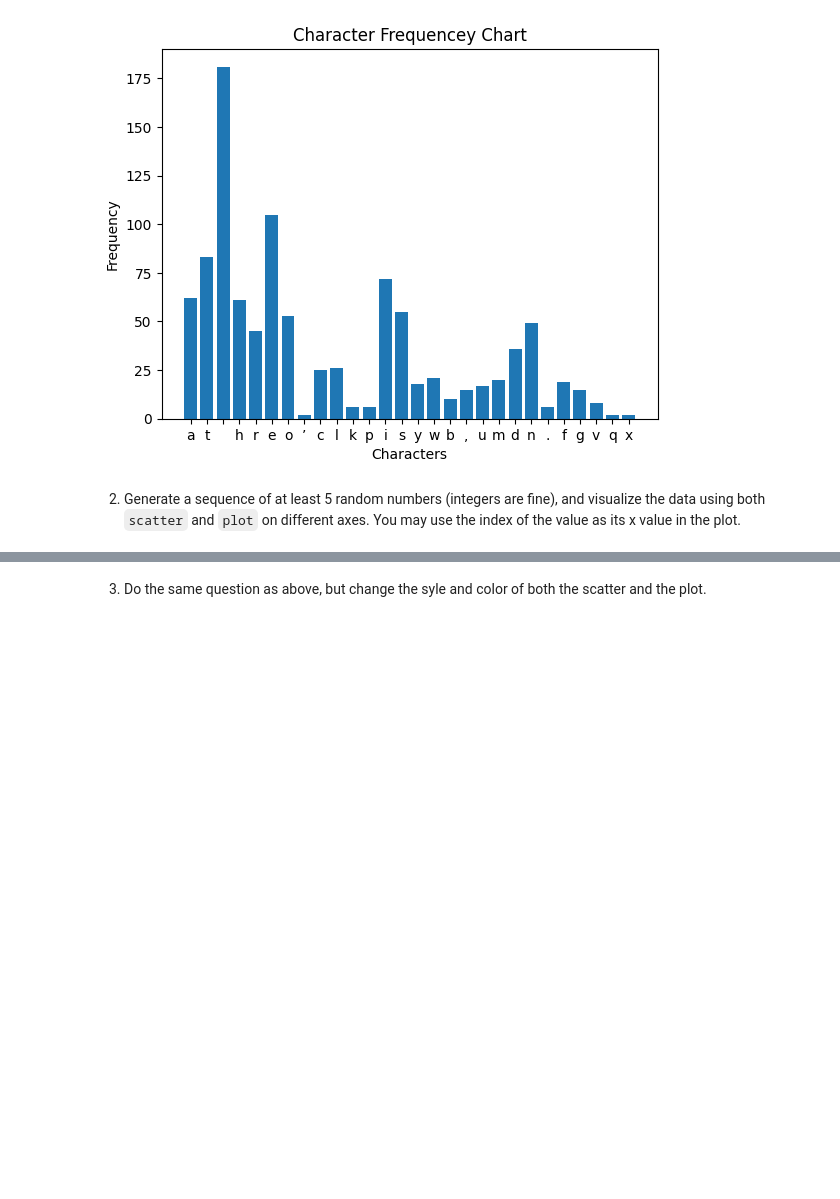
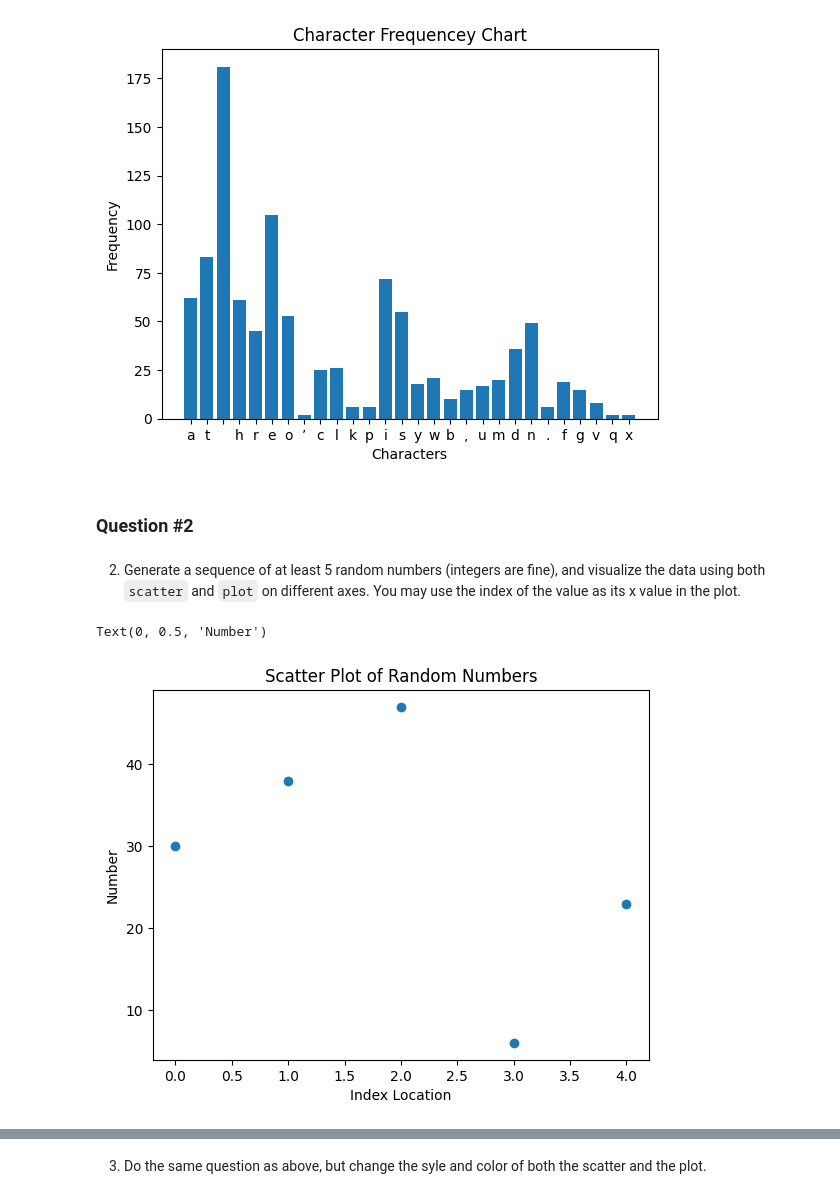
Before and after one commit to WadeBryson/Matplotlib_and_Pyplot, a Jupyter notebook: pyplot.ipynb, the cells around one changed output, grey strips where cells are left out. Cells and saved outputs as stored; diff of their text form; code cells hidden in the pictures; blank space fills up the shorter version.

```diff
--- a/pyplot.ipynb
+++ b/pyplot.ipynb
@@ -40,5 +40,21 @@ plt.title('Character Frequencey Chart')
 # %% [output]
 Text(0.5, 1.0, 'Character Frequencey Chart')
 [figure]
+# %% [markdown]
+### Question #2
 # %% [markdown]
 2. Generate a sequence of at least 5 random numbers (integers are fine), and visualize the data using both `scatter` and `plot` on different axes.  You may use the index of the value as its x value in the plot.
+# %%
+import random
+import matplotlib.pyplot as plt
+
+seq = random.sample(range(1,50), 5)
+x_values = [seq.index(x) for x in seq]
+
+plt.scatter(x_values, seq)
+plt.title('Scatter Plot of Random Numbers')
+plt.xlabel('Index Location')
+plt.ylabel('Number')
+# %% [output]
+Text(0, 0.5, 'Number')
+[figure, added]
```
Also changed, not shown: parts of 7 cells of this notebook.
